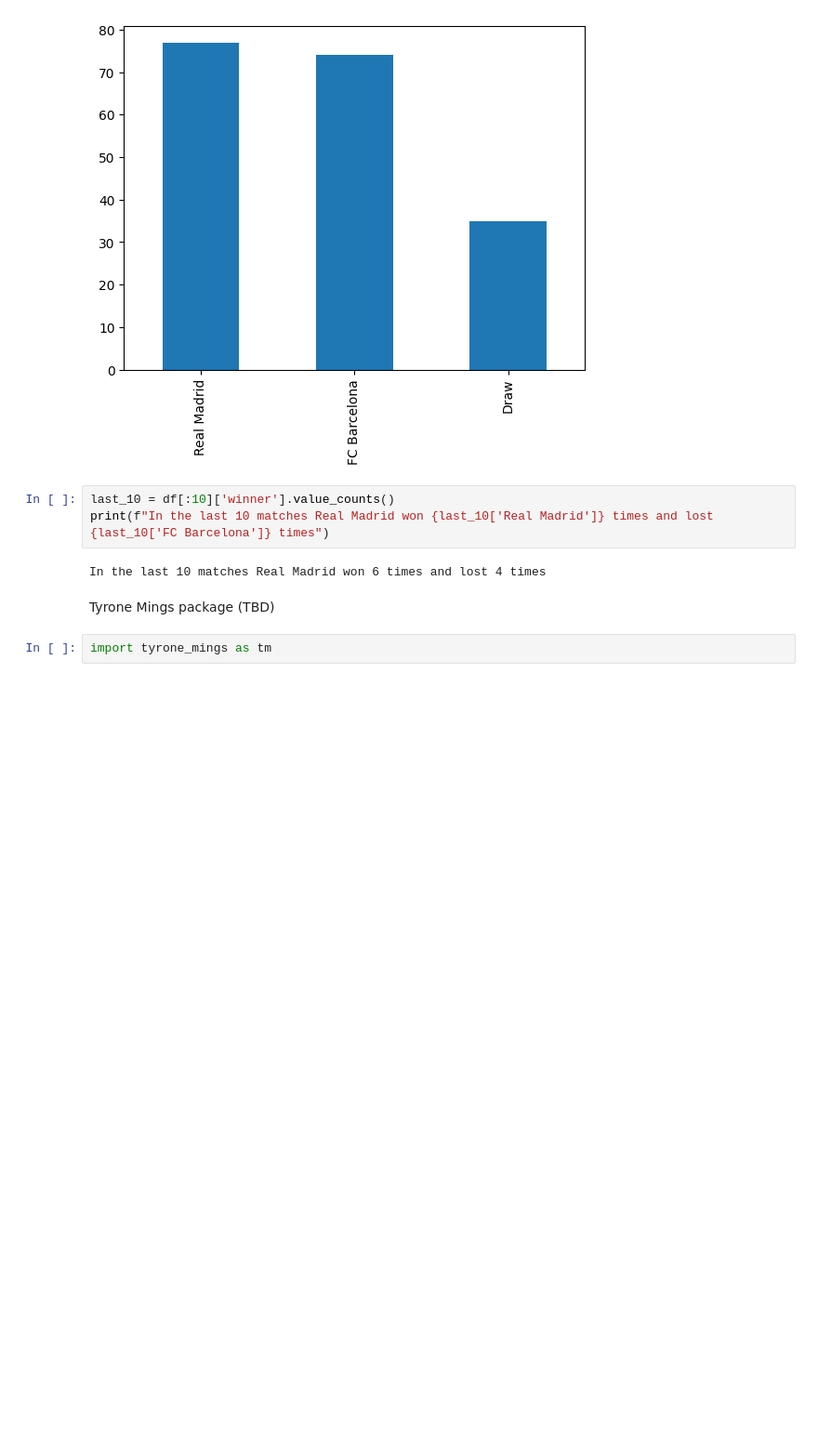
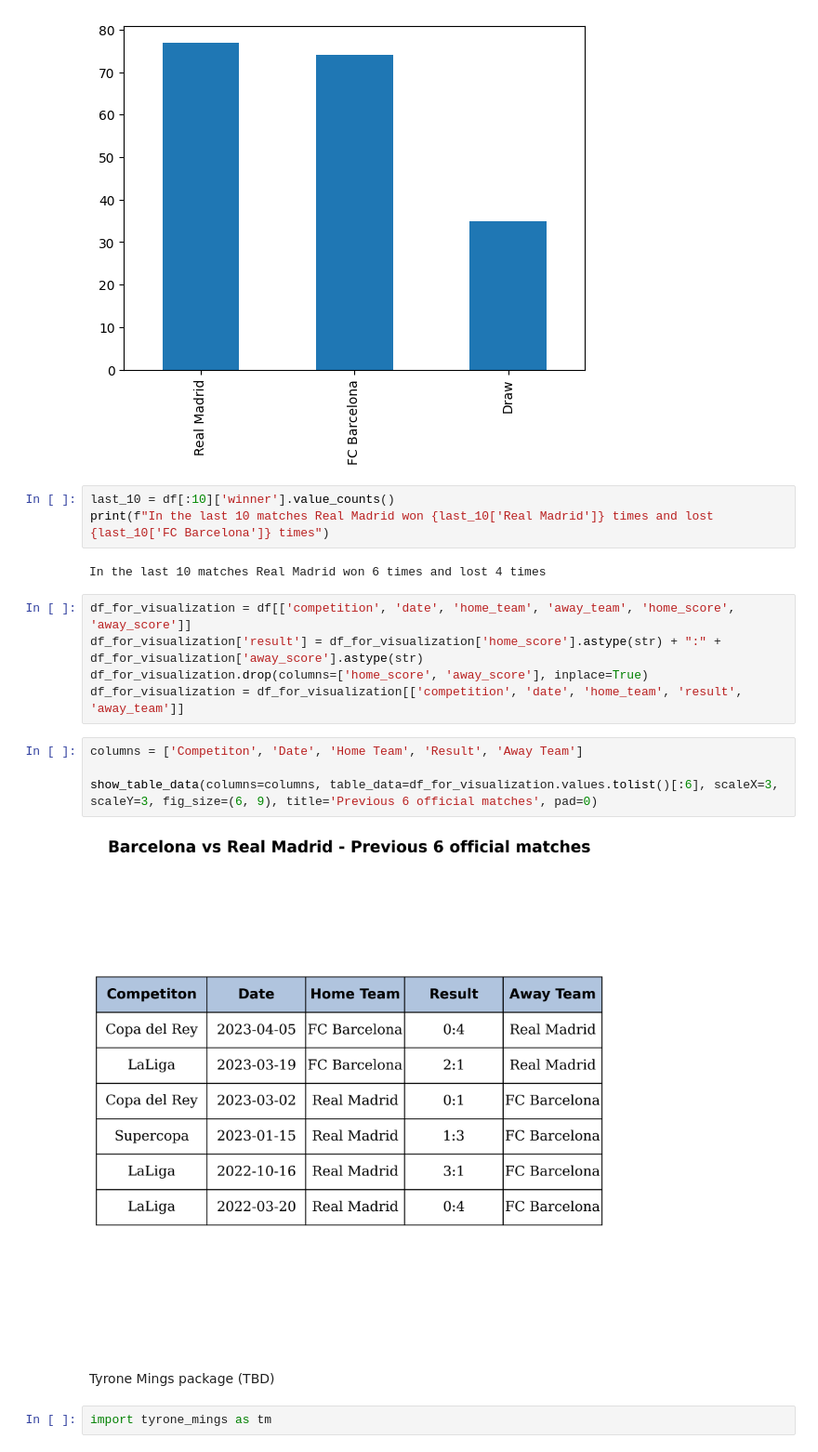
Before and after one commit to Football-Analytics-UCU/Real-Madrid, a Jupyter notebook: src/kondakov/transfermarkt_history.ipynb, the cells around one changed output. Shown: that part at 93% size. Drawn from its saved outputs; the diff is of its cells as text; blank space fills up the shorter version.

Commit message:
Results visualisation for previous 6 matches using show_table_data was added.

```diff
--- a/src/kondakov/transfermarkt_history.ipynb
+++ b/src/kondakov/transfermarkt_history.ipynb
@@ -77,6 +78,17 @@ last_10 = df[:10]['winner'].value_counts()
 print(f"In the last 10 matches Real Madrid won {last_10['Real Madrid']} times and lost {last_10['FC Barcelona']} times")
 # %% [output]
 In the last 10 matches Real Madrid won 6 times and lost 4 times
+# %%
+df_for_visualization = df[['competition', 'date', 'home_team', 'away_team', 'home_score', 'away_score']]
+df_for_visualization['result'] = df_for_visualization['home_score'].astype(str) + ":" + df_for_visualization['away_score'].astype(str)
+df_for_visualization.drop(columns=['home_score', 'away_score'], inplace=True)
+df_for_visualization = df_for_visualization[['competition', 'date', 'home_team', 'result', 'away_team']]
+# %%
+columns = ['Competiton', 'Date', 'Home Team', 'Result', 'Away Team']
+
+show_table_data(columns=columns, table_data=df_for_visualization.values.tolist()[:6], scaleX=3, scaleY=3, fig_size=(6, 9), title='Previous 6 official matches', pad=0)
+# %% [output]
+[figure, added]
 # %% [markdown]
 Tyrone Mings package (TBD)
 # %%
```
Also changed, not shown: parts of 1 cell of this notebook.
